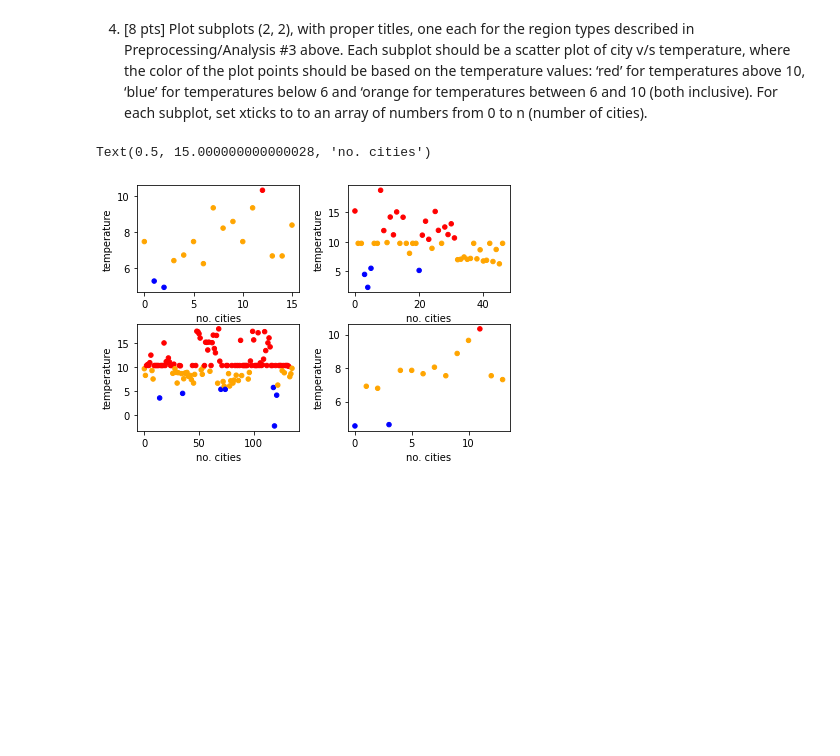
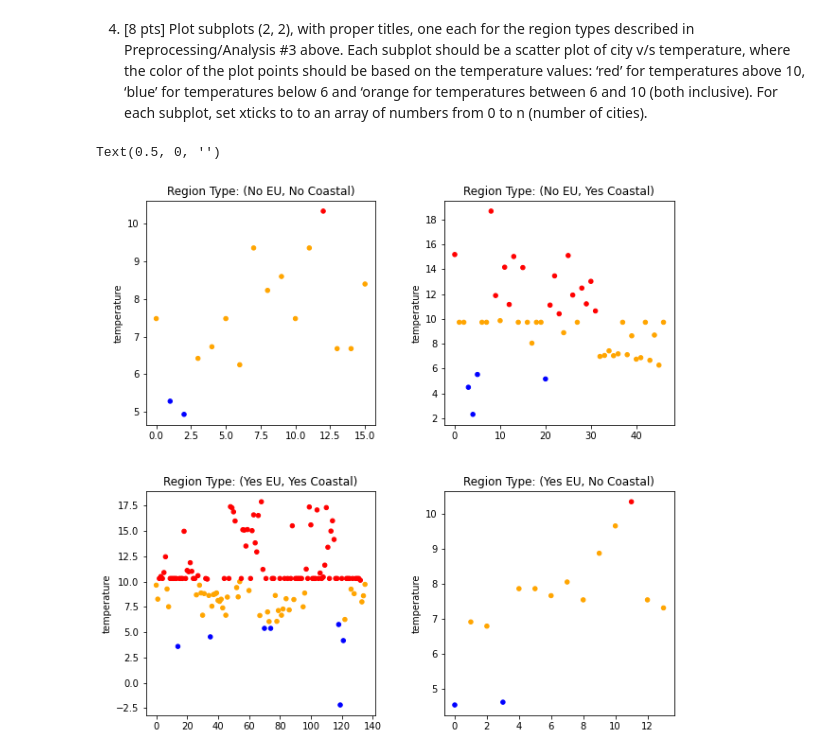
Before and after one commit to PinkmanusRex/CS210-HW3, a Jupyter notebook: eucities_temps.ipynb, the cells around one changed output. Cells and saved outputs as stored; diff of their text form; code cells hidden in the pictures; blank space fills up the shorter version.

```diff
--- a/eucities_temps.ipynb
+++ b/eucities_temps.ipynb
@@ -190,12 +192,25 @@ def create_color_list(_df):
     _color_list = [("red" if temp > 10 else ("blue" if temp < 6 else "orange")) for temp in _df["temperature"].to_list()]
     return _color_list
 # %%
-fig, axes = plt.subplots(nrows=2, ncols=2)
-fig.tight_layout()
-no_eu_no_coastal_df.plot.scatter(x="_index", y="temperature", c=create_color_list(no_eu_no_coastal_df), ax=axes[0,0]).set_xlabel("no. cities")
-no_eu_yes_coastal_df.plot.scatter(x="_index", y="temperature", c=create_color_list(no_eu_yes_coastal_df), ax=axes[0,1]).set_xlabel("no. cities")
-yes_eu_yes_coastal_df.plot.scatter(x="_index", y="temperature", c=create_color_list(yes_eu_yes_coastal_df), ax=axes[1,0]).set_xlabel("no. cities")
-yes_eu_no_coastal_df.plot.scatter(x="_index", y="temperature", c=create_color_list(yes_eu_no_coastal_df), ax=axes[1,1]).set_xlabel("no. cities")
+fig, axes = plt.subplots(nrows=2, ncols=2, figsize=(10,10))
+fig.subplots_adjust(hspace=0.3)
+fig.subplots_adjust(wspace=0.3)
+
+no_no_ax = no_eu_no_coastal_df.plot.scatter(x="_index", y="temperature", c=create_color_list(no_eu_no_coastal_df), ax=axes[0,0])
+no_no_ax.set_title("Region Type: (No EU, No Coastal)")
+no_no_ax.set_xlabel("")
+
+no_yes_ax = no_eu_yes_coastal_df.plot.scatter(x="_index", y="temperature", c=create_color_list(no_eu_yes_coastal_df), ax=axes[0,1])
+no_yes_ax.set_title("Region Type: (No EU, Yes Coastal)")
+no_yes_ax.set_xlabel("")
+
+yes_yes_ax = yes_eu_yes_coastal_df.plot.scatter(x="_index", y="temperature", c=create_color_list(yes_eu_yes_coastal_df), ax=axes[1,0])
+yes_yes_ax.set_title("Region Type: (Yes EU, Yes Coastal)")
+yes_yes_ax.set_xlabel("")
+
+yes_no_ax = yes_eu_no_coastal_df.plot.scatter(x="_index", y="temperature", c=create_color_list(yes_eu_no_coastal_df), ax=axes[1,1])
+yes_no_ax.set_title("Region Type: (Yes EU, No Coastal)")
+yes_no_ax.set_xlabel("")
 # %% [output]
-Text(0.5, 15.000000000000028, 'no. cities')
+Text(0.5, 0, '')
-[figure, old version]
+[figure, new version]
```
Also changed, not shown: parts of 4 cells of this notebook, 1 other file.
